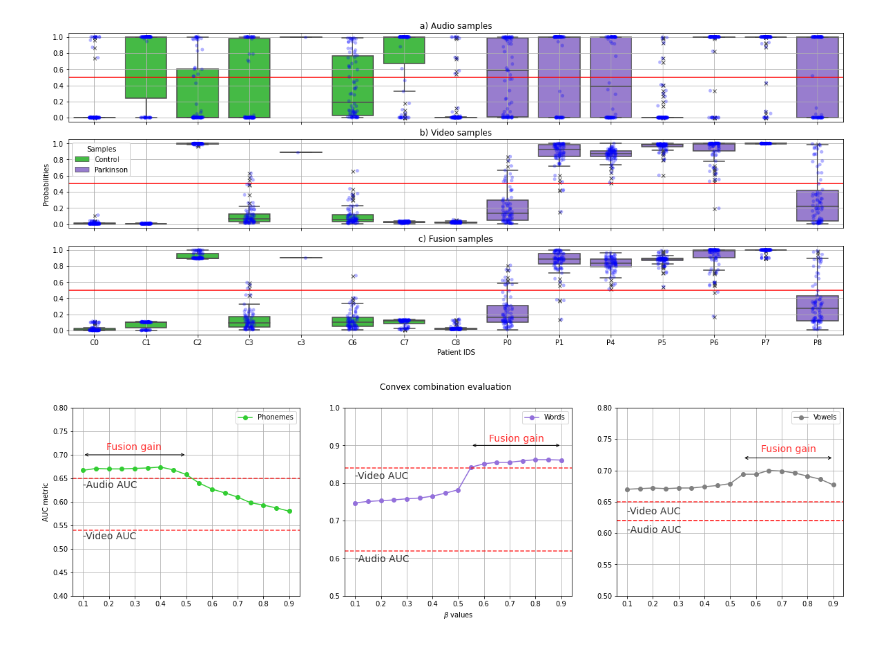
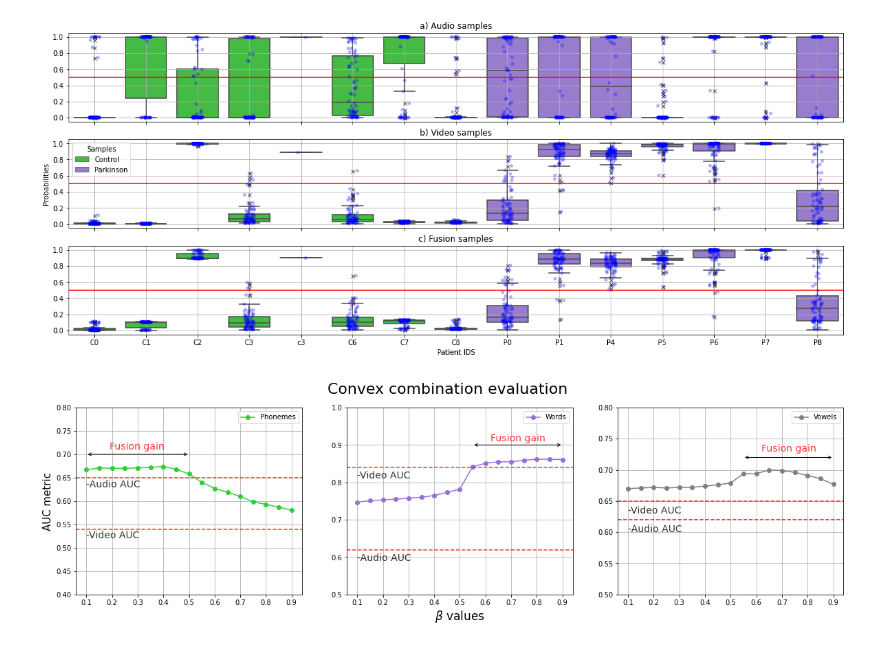
Before and after one commit to jdvalera19/Parkinson-Multimodal-Cross-Attention, a Jupyter notebook: View_result copy.ipynb, the cells around one changed output. Drawn from its saved outputs; the diff is of its cells as text; code cells hidden in the pictures.

```diff
--- a/View_result copy.ipynb
+++ b/View_result copy.ipynb
@@ -270,7 +270,7 @@ V:0.9 ; A:0.1 ; AUC:0.86
 import seaborn as sns
 # %%
 fig, axs = plt.subplots(1, 3, figsize=(20,5), sharey=False)
-fig.suptitle('Convex combination evaluation')
+fig.suptitle('Convex combination evaluation', fontsize=22)
 
 axs[0].plot(data_phonemes["Alphas"], data_phonemes["AUC"], 'o-', label="Phonemes", color = 'limegreen')
 axs[0].grid(0.5)
@@ -280,33 +280,33 @@ axs[0].text(0.1, 0.52, '-Video AUC', fontsize=14, color='black',alpha=0.8)
 axs[0].axhline(y=0.65, color="red", linestyle="--",alpha=0.8)
 axs[0].text(0.1, 0.63, '-Audio AUC', fontsize=14, color='black',alpha=0.8)
 axs[0].text(0.19, 0.71, 'Fusion gain', fontsize=14, color='Red', alpha=0.8)
 axs[0].legend()
-axs[0].set_ylabel('AUC metric')
+axs[0].set_ylabel('AUC metric', fontsize=15)
 axs[0].annotate("", xy=(0.5, 0.7), xytext=(0.1, 0.7), arrowprops=dict(arrowstyle="<->"), alpha=0.8)
 
 axs[1].plot(data_words["Alphas"]   , data_words["AUC"], 'o-', label="Words", color = "mediumpurple")
 axs[1].grid(0.5)
 axs[1].set_ylim(0.5, 1)
 axs[1].axhline(y=0.62, color="red", linestyle="--", alpha=0.8)
 axs[1].text(0.1, 0.59, '-Audio AUC', fontsize=14, color='black', alpha=0.8)
 axs[1].axhline(y=0.84, color="red", linestyle="--", alpha=0.8)
 axs[1].text(0.1, 0.81, '-Video AUC', fontsize=14, color='black', alpha=0.8)
 axs[1].text(0.62, 0.91, 'Fusion gain', fontsize=14, color='Red', alpha=0.8)
 axs[1].legend()
 axs[1].annotate("", xy=(0.9, 0.9), xytext=(0.55, 0.9), arrowprops=dict(arrowstyle="<->"), alpha=0.8)
-axs[1].set_xlabel('$\\beta$ values')
+axs[1].set_xlabel('$\\beta$ values', fontsize=17)
 
 axs[2].plot(data_vowels["Alphas"]  , data_vowels["AUC"], 'o-', label="Vowels", color="Gray")
 axs[2].grid(0.5)
 axs[2].set_ylim(0.5, 0.8)
 axs[2].axhline(y=0.62, color="red", linestyle="--")
 axs[2].text(0.1, 0.60, '-Audio AUC', fontsize=14, color='black', alpha=0.8)
 axs[2].axhline(y=0.65, color="red", linestyle="--", alpha=0.8)
 axs[2].text(0.1, 0.63, '-Video AUC', fontsize=14, color='black', alpha=0.8)
 axs[2].text(0.62, 0.73, 'Fusion gain', fontsize=14, color='Red', alpha=0.8)
 axs[2].annotate("", xy=(0.9, 0.72), xytext=(0.55, 0.72), arrowprops=dict(arrowstyle="<->"), alpha=0.8)
 axs[2].legend()
 
 plt.savefig('Images/alpha_plot.pdf', bbox_inches='tight')
 # %% [output]
-[figure, old version]
+[figure, new version]
```
Also changed, not shown: 46 other files.
